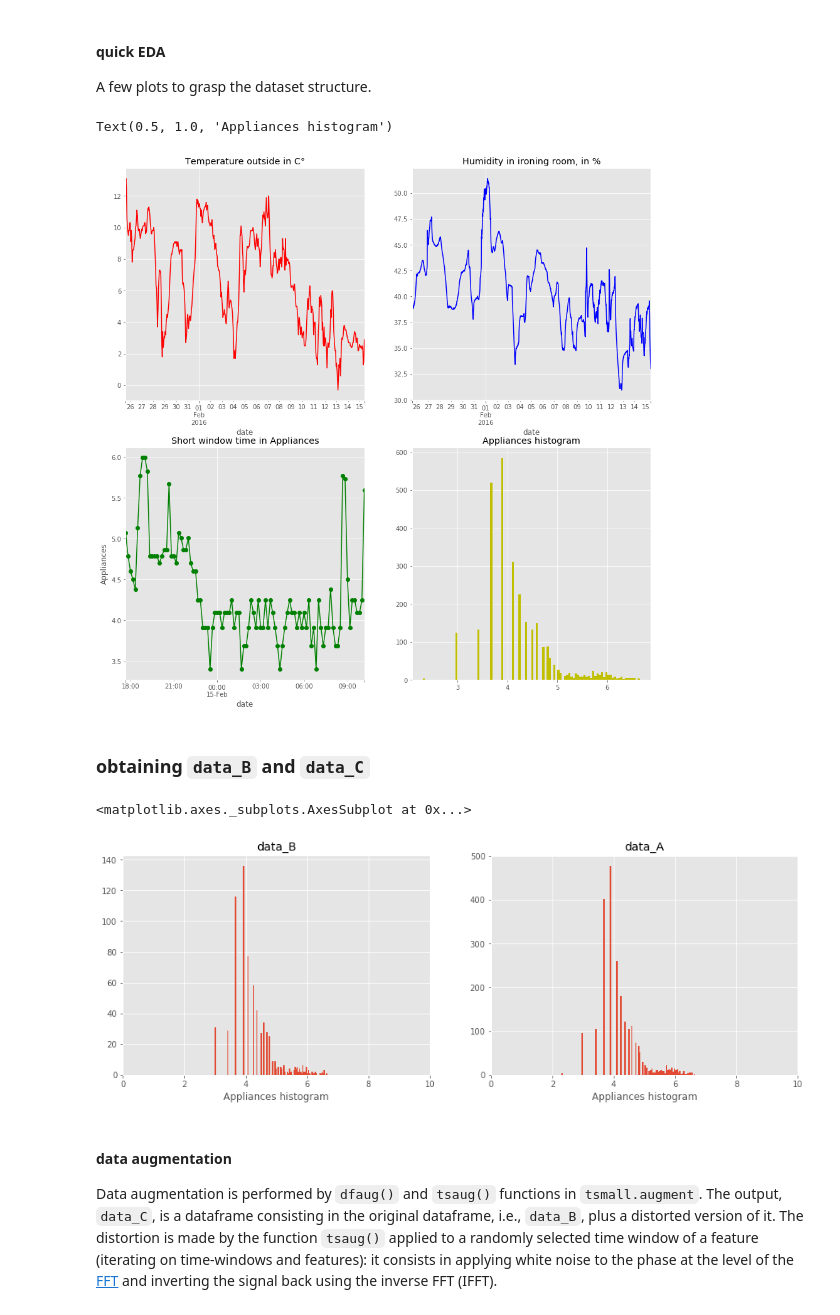
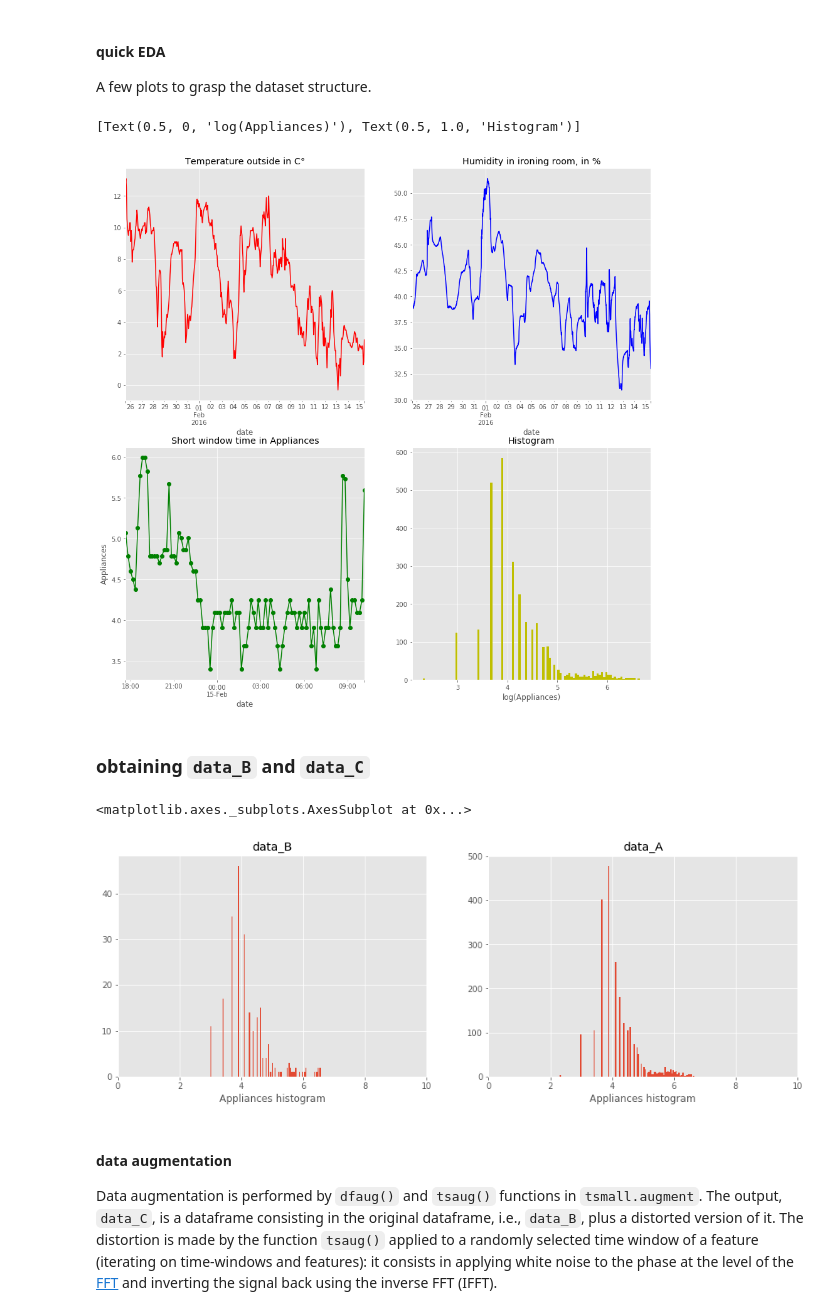
Before and after one commit to fdesmond/seme-ts, a Jupyter notebook: aug_test.ipynb, the cells around one changed output. Saved outputs shown, nothing was run; the diff lists cells and outputs as text; code cells hidden in the pictures.

```diff
--- a/aug_test.ipynb
+++ b/aug_test.ipynb
@@ -67,10 +72,10 @@ fig, ax = plt.subplots(figsize=[15,15], nrows=2, ncols=2)
 data_A.T_out.plot(ax=ax[0,0], title='Temperature outside in C°', color='r')
 data_A.RH_7.plot(ax=ax[0,1], title='Humidity in ironing room, in %', color='b')
 data_A.Appliances.iloc[-100:].plot(marker='o', color='g', title='Short window time in Appliances', ax=ax[1,0]).set(ylabel='Appliances')
-data_A.Appliances.hist(bins=100, ax=ax[1,1], color='y').set_title('Appliances histogram')
+data_A.Appliances.hist(bins=100, ax=ax[1,1], color='y').set(title='Histogram', xlabel='log(Appliances)')
 # %% [output]
-Text(0.5, 1.0, 'Appliances histogram')
+[Text(0.5, 0, 'log(Appliances)'), Text(0.5, 1.0, 'Histogram')]
-[figure, old version]
+[figure, new version]
 # %% [markdown]
 ### obtaining `data_B` and `data_C`
 # %%
@@ -79,23 +84,23 @@ y_A = data_A.Appliances
 X_A = data_A.drop(columns='Appliances')
 xtrain_A, xtest_A, ytrain_A, ytest_A = train_test_split(X_A, y_A, test_size=0.2, random_state=42)
 # %%
-p = 0.3 # the propotion by which we sample the data from data_A
+p = 0.1 # the propotion by which we sample the data from data_A
 xtrain_B = xtrain_A.sample(frac = p)
 ytrain_B = ytrain_A.loc[xtrain_B.index]
 
 xtest_B = xtest_A.sample(frac = p)
 ytest_B = ytest_A.loc[xtest_B.index]
 
 # visually check that the data_B has a similar Appliances histogram
 fig, ax = plt.subplots(figsize=[15,5], nrows=1, ncols=2)
 ax[0].set(title='data_B', xlabel='Appliances histogram', xlim=[0,10])
 ax[1].set(title='data_A', xlabel='Appliances histogram', xlim=[0,10])
 
 ytrain_B.hist(bins=100, ax=ax[0])
 ytrain_A.hist(bins=100, ax=ax[1])
 # %% [output]
 <matplotlib.axes._subplots.AxesSubplot at 0x...>
-[figure, old version]
+[figure, new version]
 # %% [markdown]
 #### data augmentation
 Data augmentation is performed by `dfaug()` and `tsaug()` functions in `tsmall.augment`. The output, `data_C`, is a dataframe consisting in the original dataframe, i.e., `data_B`, plus a distorted version of it. The distortion is made by the function `tsaug()` applied to a randomly selected time window of a feature (iterating on time-windows and features): it consists in applying white noise to the phase at the level of the [FFT](https://en.wikipedia.org/wiki/Fast_Fourier_transform) and inverting the signal back using the inverse FFT (IFFT).
```
Also changed, not shown: parts of 11 cells of this notebook.
